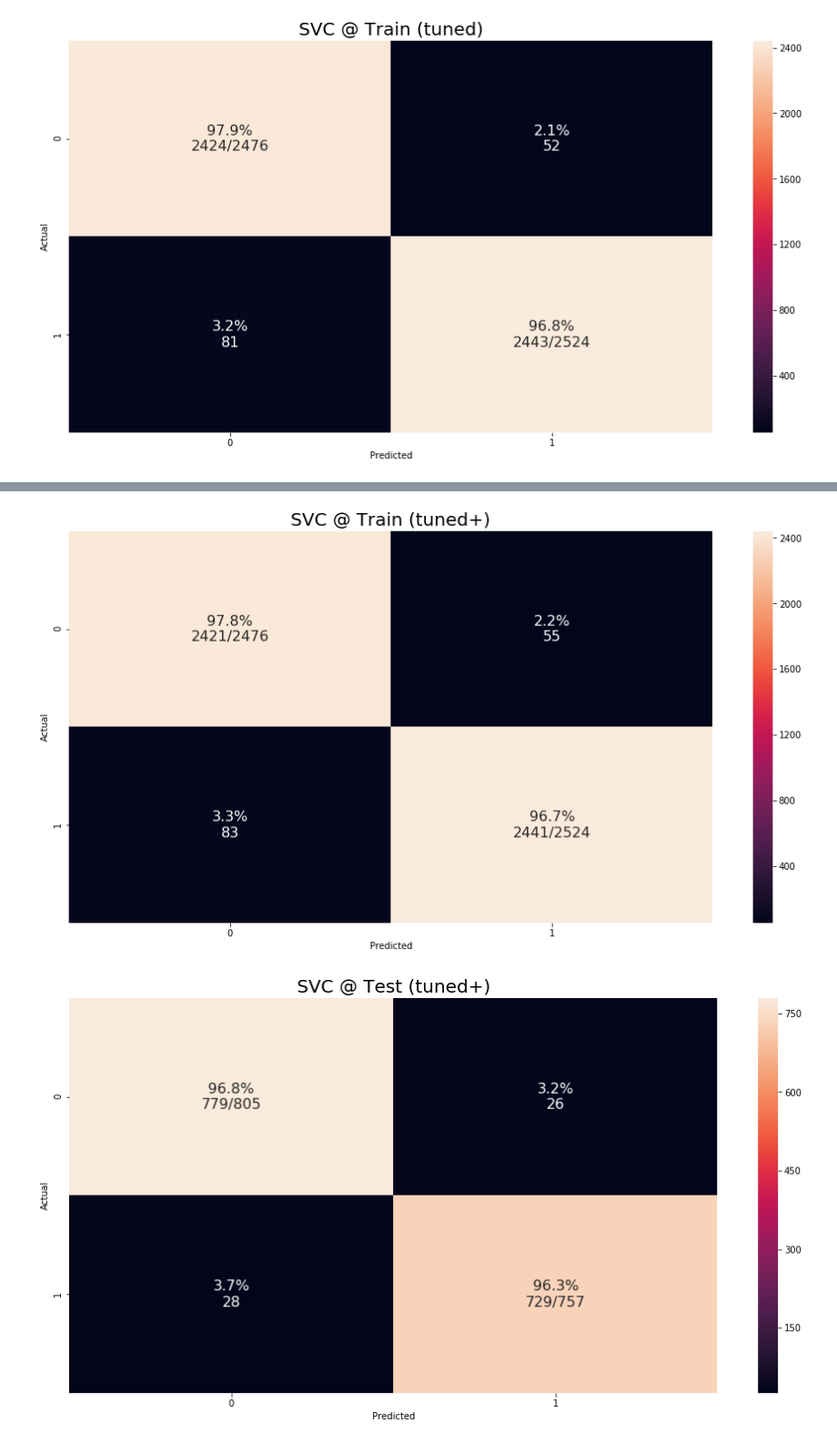
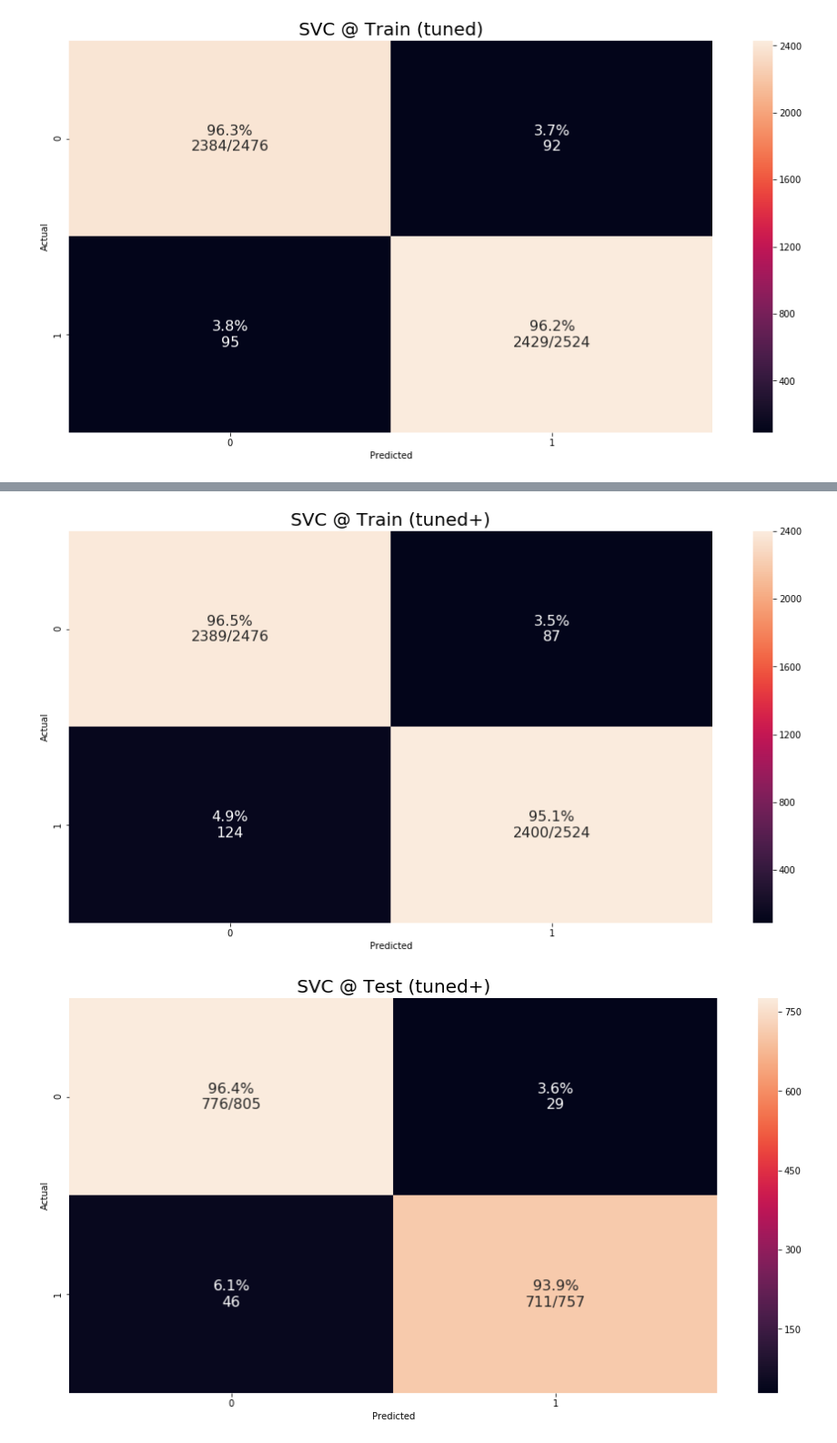
Before and after one commit to vaetern/match-sets, a Jupyter notebook: match.ipynb, the cells around one changed output, grey strips where cells are left out. Shown: that part at 91% size. Saved outputs shown, nothing was run; the diff lists cells and outputs as text; code cells hidden in the pictures.

```diff
--- a/match.ipynb
+++ b/match.ipynb
@@ -566,11 +605,11 @@ recall_score(y_train, y_train_pred_forest)
 # %%
 from sklearn.model_selection import GridSearchCV
 
-param_grid={'n_estimators': [2, 4, 8, 20, 50, 100],
+param_grid={'n_estimators': [8, 20, 50, 100],
             'max_features': ['auto', 'sqrt', 'log2'],
             'max_depth': [4, 5, 6, 7, 8],
-            'min_samples_leaf': [1,2,4,10,20],
-            'min_samples_split': [0.1,2,4,10,20],
+            'min_samples_leaf': [2,4,10],
+            'min_samples_split': [2,4,10],
             'criterion': ['gini', 'entropy']},
 clf = RandomForestClassifier(random_state=42)
 
@@ -621,8 +656,8 @@ grid_search.best_params_
  'n_estimators': 100}
 # %%
-forest_clf = RandomForestClassifier(n_estimators=100, max_depth=6,
-                                    min_samples_leaf = 4,
-                                    min_samples_split = 20,
+forest_clf = RandomForestClassifier(n_estimators=100, max_depth=7,
+                                    min_samples_leaf = 2,
+                                    min_samples_split = 2,
                                     max_features = 'auto', criterion = 'entropy', random_state=42)
 
 forest_clf.fit(X_train, y_train.values.ravel())
@@ -711,5 +745,5 @@ cm_analysis(y_train.astype('int'), y_train_pred, svm_clf.classes_, title="SVC @
 # %%
-param_grid = {'C':[10, 100, 200, 500, 1000, 3000, 5000],'gamma':[0.1,1,3,7,10], 'kernel':['linear','rbf']}
+param_grid = {'C':[10, 100, 200, 500, 1000],'gamma':[0.1,1,3,7], 'kernel':['linear','rbf']}
 clf = SVC(random_state=42)
 
 grid_search = GridSearchCV(clf, param_grid, cv=5, verbose=3, n_jobs=8, scoring="roc_auc")
@@ -740,5 +757,5 @@ grid_search.best_score_
 # %%
-svm_clf = SVC(kernel="rbf", C=1000, gamma=3, probability=True)
+svm_clf = SVC(kernel="rbf", C=1000, gamma=8, probability=True)
 
 svm_clf.fit(X_train, y_train.values.ravel())
 
@@ -786,13 +785,13 @@ rand_search.best_score_
 # %%
-svm_clf = SVC(kernel="rbf", C=1310.89, gamma=2.464, random_state=42, probability=True)
+svm_clf = SVC(kernel="rbf", C=1310.89, gamma=0.0464, random_state=42, probability=True)
 
 svm_clf.fit(X_train, y_train.values.ravel())
 
 y_train_pred = svm_clf.predict(X_train).astype('int')
 
 cm_analysis(y_train.astype('int'), y_train_pred, svm_clf.classes_, title="SVC @ Train (tuned+)")
 # %% [output]
-[figure, old version]
+[figure, new version]
 # %%
 y_test_pred = svm_clf.predict(X_test).astype('int')
 
```
Also changed, not shown: parts of 48 cells of this notebook.
